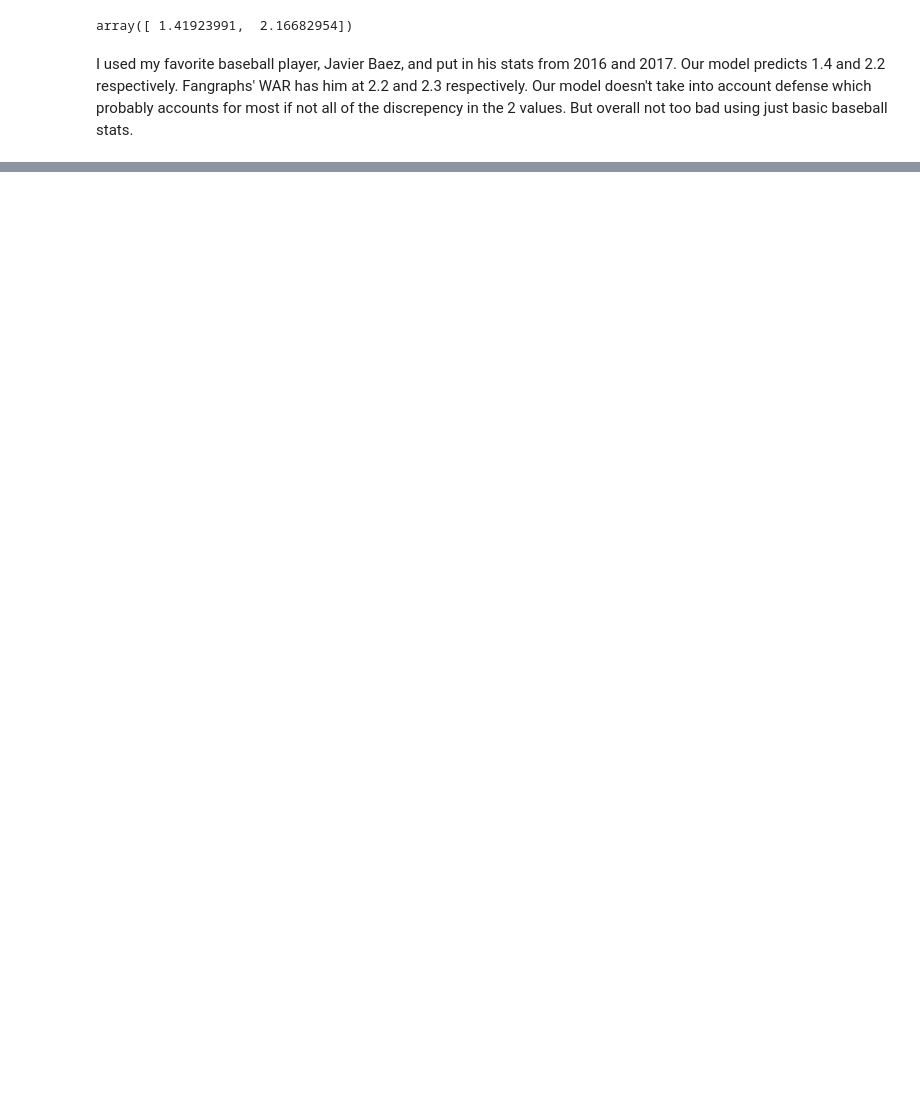
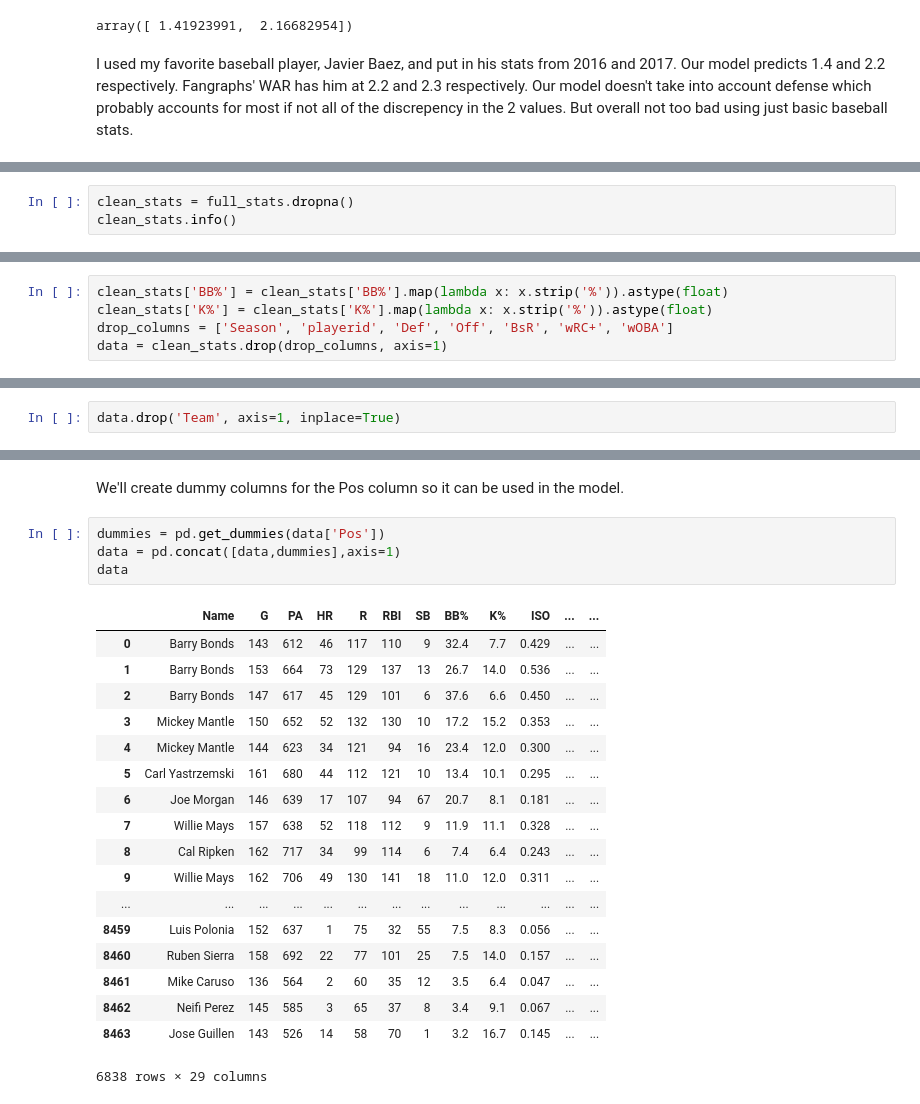
Before and after one commit to rjhelges/Baseball-WAR-Predictor, a Jupyter notebook: Baseball Analysis Notebook.ipynb, the cells around one changed output, grey strips where cells are left out. Saved outputs shown, nothing was run; the diff lists cells and outputs as text; blank space fills up the shorter version.

```diff
--- a/Baseball Analysis Notebook.ipynb
+++ b/Baseball Analysis Notebook.ipynb
@@ -165,0 +294,3 @@ I used my favorite baseball player, Javier Baez, and put in his stats from 2016
+# %%
+clean_stats = full_stats.dropna()
+clean_stats.info()
@@ -165,0 +317,5 @@ I used my favorite baseball player, Javier Baez, and put in his stats from 2016
+# %%
+clean_stats['BB%'] = clean_stats['BB%'].map(lambda x: x.strip('%')).astype(float)
+clean_stats['K%'] = clean_stats['K%'].map(lambda x: x.strip('%')).astype(float)
+drop_columns = ['Season', 'playerid', 'Def', 'Off', 'BsR', 'wRC+', 'wOBA']
+data = clean_stats.drop(drop_columns, axis=1)
@@ -165,0 +332,2 @@ I used my favorite baseball player, Javier Baez, and put in his stats from 2016
+# %%
+data.drop('Team', axis=1, inplace=True)
@@ -165,0 +344,25 @@ I used my favorite baseball player, Javier Baez, and put in his stats from 2016
+# %% [markdown]
+We'll create dummy columns for the Pos column so it can be used in the model.
+# %%
+dummies = pd.get_dummies(data['Pos'])
+data = pd.concat([data,dummies],axis=1)
+data
+# %% [output]
+|  | Name | G | PA | HR | R | RBI | SB | BB% | K% | ISO | ... | ... |
+| 0 | Barry Bonds | 143 | 612 | 46 | 117 | 110 | 9 | 32.4 | 7.7 | 0.429 | ... | ... |
+| 1 | Barry Bonds | 153 | 664 | 73 | 129 | 137 | 13 | 26.7 | 14.0 | 0.536 | ... | ... |
+| 2 | Barry Bonds | 147 | 617 | 45 | 129 | 101 | 6 | 37.6 | 6.6 | 0.450 | ... | ... |
+| 3 | Mickey Mantle | 150 | 652 | 52 | 132 | 130 | 10 | 17.2 | 15.2 | 0.353 | ... | ... |
+| 4 | Mickey Mantle | 144 | 623 | 34 | 121 | 94 | 16 | 23.4 | 12.0 | 0.300 | ... | ... |
+| 5 | Carl Yastrzemski | 161 | 680 | 44 | 112 | 121 | 10 | 13.4 | 10.1 | 0.295 | ... | ... |
+| 6 | Joe Morgan | 146 | 639 | 17 | 107 | 94 | 67 | 20.7 | 8.1 | 0.181 | ... | ... |
+| 7 | Willie Mays | 157 | 638 | 52 | 118 | 112 | 9 | 11.9 | 11.1 | 0.328 | ... | ... |
+| 8 | Cal Ripken | 162 | 717 | 34 | 99 | 114 | 6 | 7.4 | 6.4 | 0.243 | ... | ... |
+| 9 | Willie Mays | 162 | 706 | 49 | 130 | 141 | 18 | 11.0 | 12.0 | 0.311 | ... | ... |
+| ... | ... | ... | ... | ... | ... | ... | ... | ... | ... | ... | ... | ... |
+| 8459 | Luis Polonia | 152 | 637 | 1 | 75 | 32 | 55 | 7.5 | 8.3 | 0.056 | ... | ... |
+| 8460 | Ruben Sierra | 158 | 692 | 22 | 77 | 101 | 25 | 7.5 | 14.0 | 0.157 | ... | ... |
+| 8461 | Mike Caruso | 136 | 564 | 2 | 60 | 35 | 12 | 3.5 | 6.4 | 0.047 | ... | ... |
+| 8462 | Neifi Perez | 145 | 585 | 3 | 65 | 37 | 8 | 3.4 | 9.1 | 0.067 | ... | ... |
+| 8463 | Jose Guillen | 143 | 526 | 14 | 58 | 70 | 1 | 3.2 | 16.7 | 0.145 | ... | ... |
+6838 rows × 29 columns
```
Also changed, not shown: parts of 48 cells of this notebook, 1 other file.
